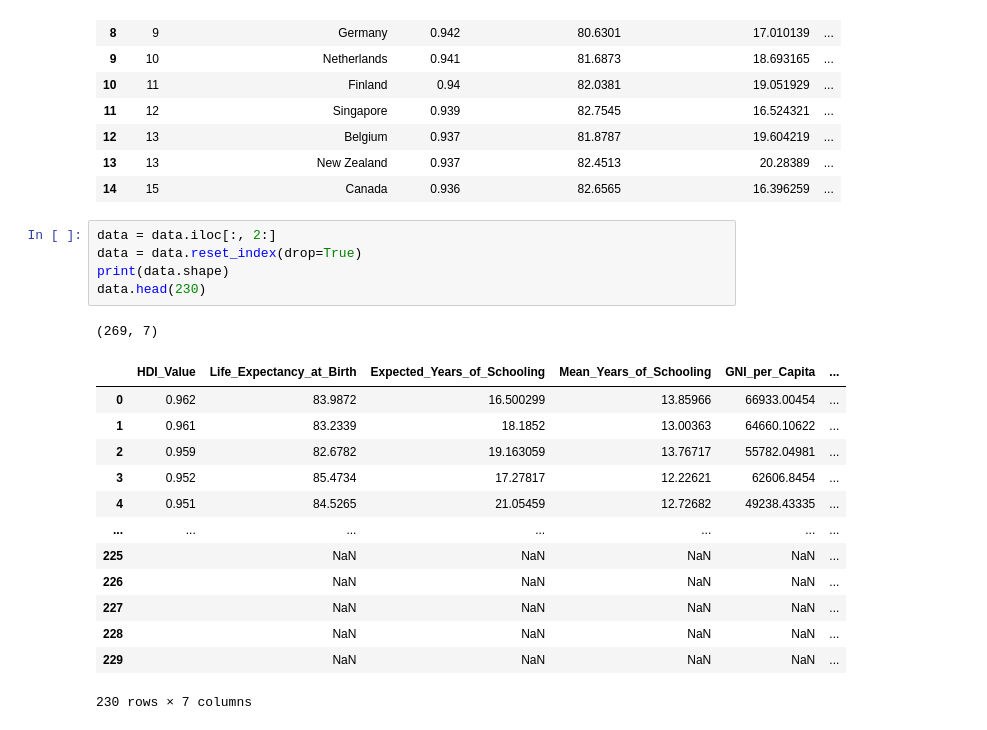
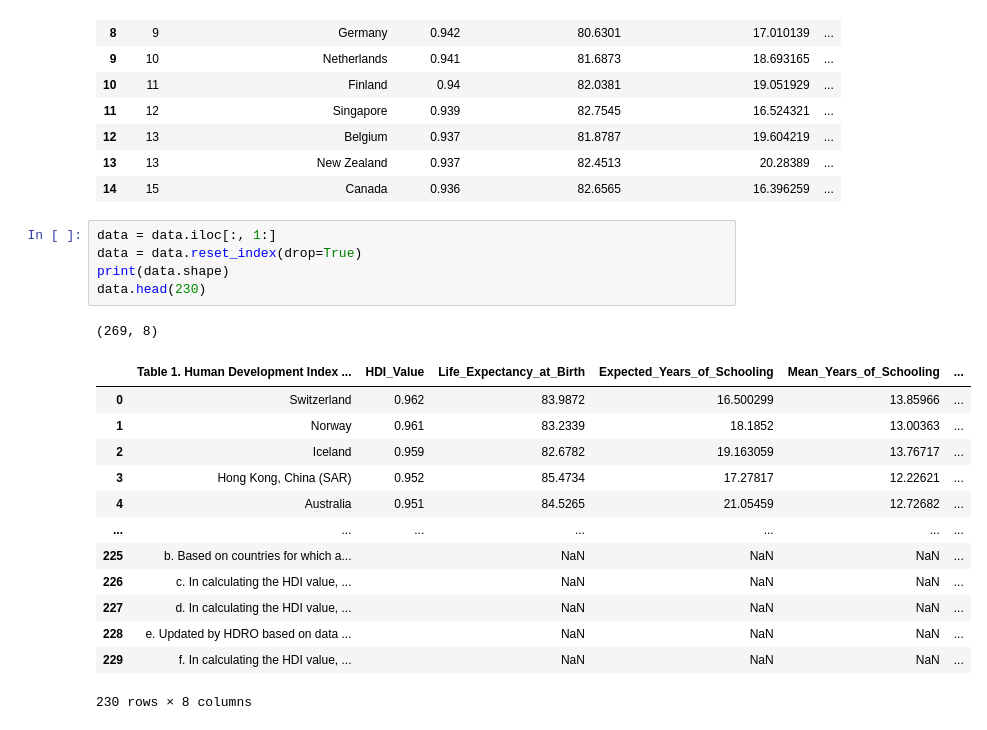
Before and after one commit to Enrique867/PC2, a Jupyter notebook: index.ipynb, the cells around one changed output. Saved outputs shown, nothing was run; the diff lists cells and outputs as text.

```diff
--- a/index.ipynb
+++ b/index.ipynb
@@ -174,25 +174,25 @@ data.head(15)
 | 13 | 13 | New Zealand | 0.937 | 82.4513 | 20.28389 | ... |
 | 14 | 15 | Canada | 0.936 | 82.6565 | 16.396259 | ... |
 # %%
-data = data.iloc[:, 2:]
+data = data.iloc[:, 1:]
 data = data.reset_index(drop=True)
 print(data.shape)
 data.head(230)
 # %% [output]
-(269, 7)
+(269, 8)
-|  | HDI_Value | Life_Expectancy_at_Birth | Expected_Years_of_Schooling | Mean_Years_of_Schooling | GNI_per_Capita | ... |
-| 0 | 0.962 | 83.9872 | 16.500299 | 13.85966 | 66933.00454 | ... |
-| 1 | 0.961 | 83.2339 | 18.1852 | 13.00363 | 64660.10622 | ... |
-| 2 | 0.959 | 82.6782 | 19.163059 | 13.76717 | 55782.04981 | ... |
-| 3 | 0.952 | 85.4734 | 17.27817 | 12.22621 | 62606.8454 | ... |
-| 4 | 0.951 | 84.5265 | 21.05459 | 12.72682 | 49238.43335 | ... |
+|  | Table 1. Human Development Index ... | HDI_Value | Life_Expectancy_at_Birth | Expected_Years_of_Schooling | Mean_Years_of_Schooling | ... |
+| 0 | Switzerland | 0.962 | 83.9872 | 16.500299 | 13.85966 | ... |
+| 1 | Norway | 0.961 | 83.2339 | 18.1852 | 13.00363 | ... |
+| 2 | Iceland | 0.959 | 82.6782 | 19.163059 | 13.76717 | ... |
+| 3 | Hong Kong, China (SAR) | 0.952 | 85.4734 | 17.27817 | 12.22621 | ... |
+| 4 | Australia | 0.951 | 84.5265 | 21.05459 | 12.72682 | ... |
 | ... | ... | ... | ... | ... | ... | ... |
-| 225 |  | NaN | NaN | NaN | NaN | ... |
-| 226 |  | NaN | NaN | NaN | NaN | ... |
-| 227 |  | NaN | NaN | NaN | NaN | ... |
-| 228 |  | NaN | NaN | NaN | NaN | ... |
-| 229 |  | NaN | NaN | NaN | NaN | ... |
+| 225 | b. Based on countries for which a... |  | NaN | NaN | NaN | ... |
+| 226 | c. In calculating the HDI value, ... |  | NaN | NaN | NaN | ... |
+| 227 | d. In calculating the HDI value, ... |  | NaN | NaN | NaN | ... |
+| 228 | e. Updated by HDRO based on data ... |  | NaN | NaN | NaN | ... |
+| 229 | f. In calculating the HDI value, ... |  | NaN | NaN | NaN | ... |
-230 rows × 7 columns
+230 rows × 8 columns
 # %%
 print(data.shape)
 data.head(228)
```
Also changed, not shown: parts of 9 cells of this notebook.
